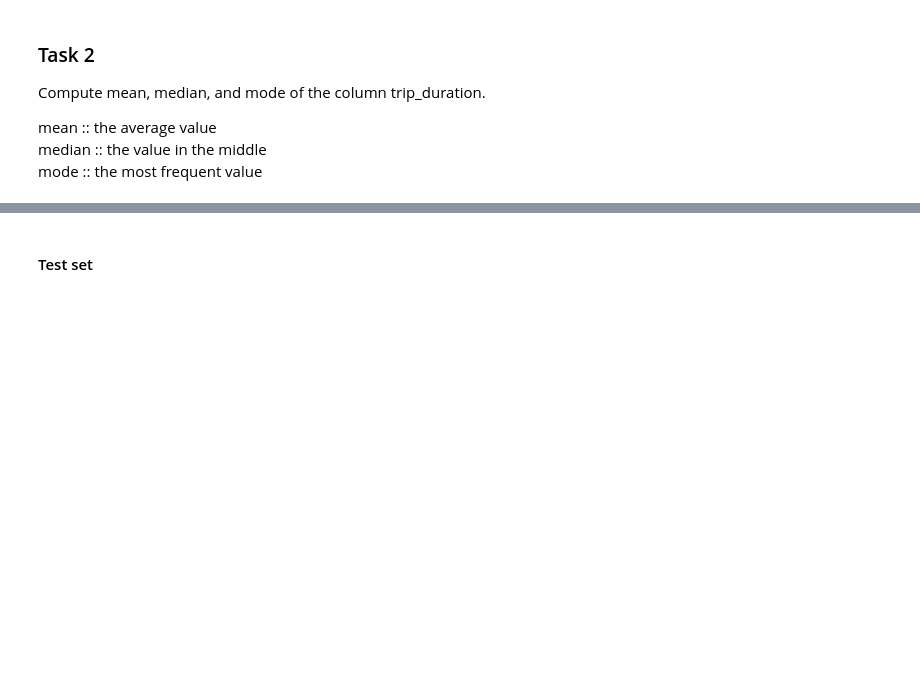
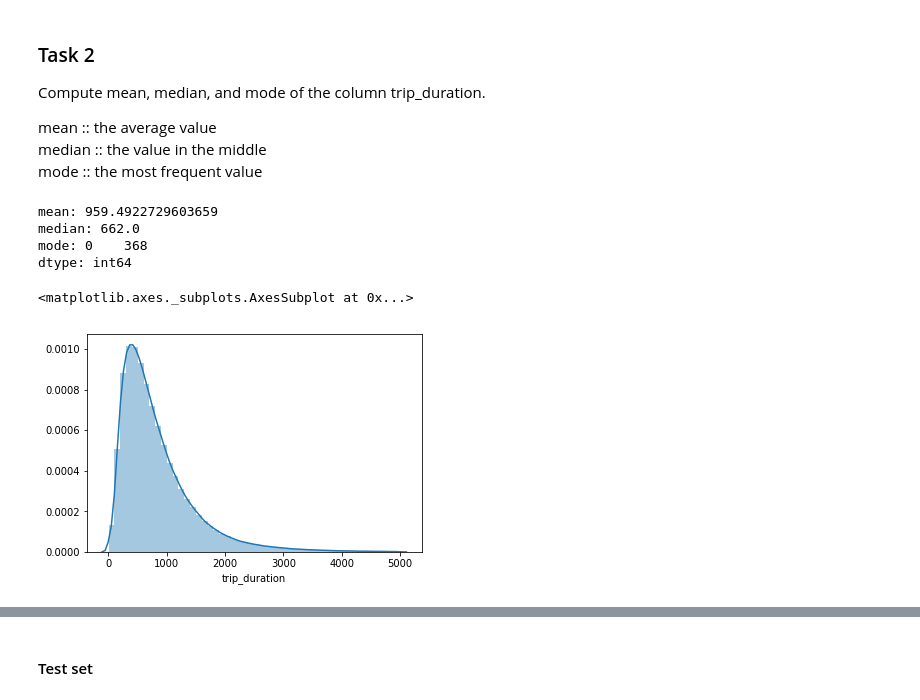
Before and after one commit to ReDI-School/python-data-science, a Jupyter notebook: week2/nyc-taxi-trips.ipynb, the cells around one changed output, grey strips where cells are left out. Drawn from its saved outputs; the diff is of its cells as text; code cells hidden in the pictures; blank space fills up the shorter version.

```diff
--- a/week2/nyc-taxi-trips.ipynb
+++ b/week2/nyc-taxi-trips.ipynb
@@ -71,5 +90,20 @@ Compute mean, median, and mode of the column trip_duration.
 mean :: the average value
 median :: the value in the middle
 mode :: the most frequent value
+# %%
+from statistics import mode
+print("mean: {}\nmedian: {}\nmode: {}".format(df_train['trip_duration'].mean(),
+                                              df_train['trip_duration'].median(),
+                                              df_train['trip_duration'].mode()))
+# %% [output]
+mean: 959.4922729603659
+median: 662.0
+mode: 0    368
+dtype: int64
+# %%
+sns.distplot(df_train[df_train['trip_duration'] < 5000]['trip_duration'])
+# %% [output]
+<matplotlib.axes._subplots.AxesSubplot at 0x...>
+[figure, added]
 # %%
 df_train.info()
```
Also changed, not shown: parts of 48 cells of this notebook.
